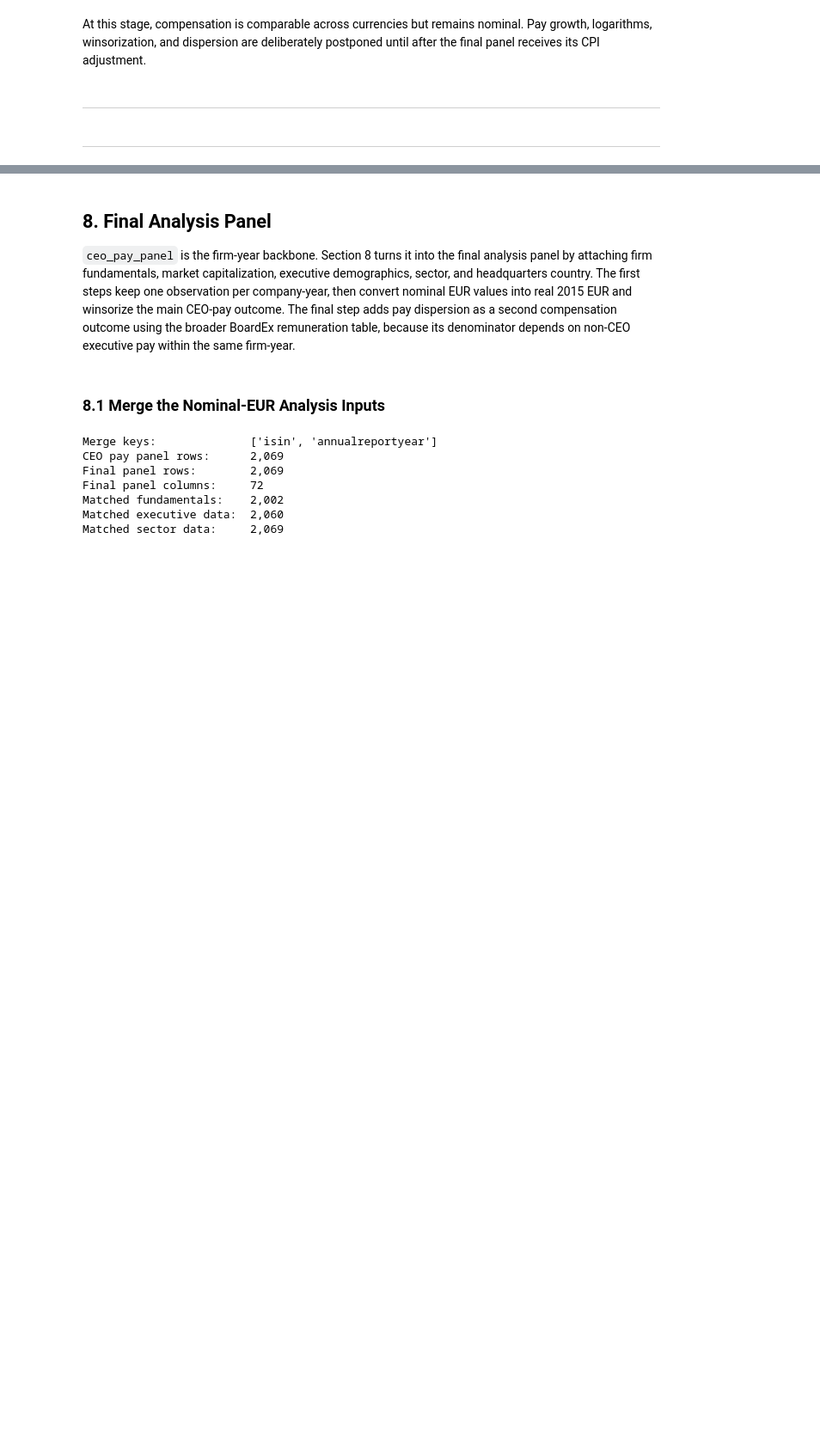
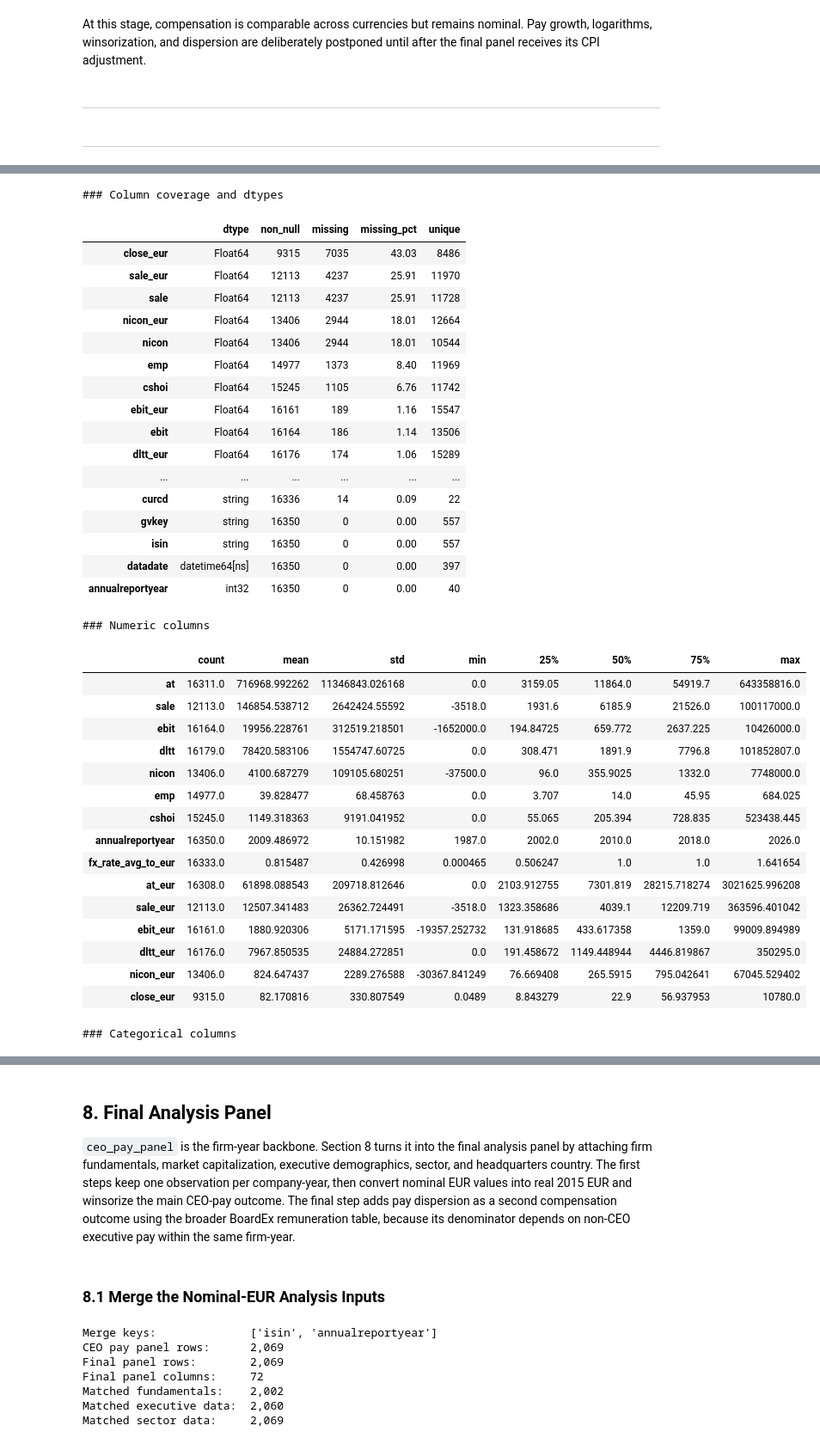
Before and after one commit to rizkyakbar-tud/DAI, a Jupyter notebook: mission/proposals_st26/mission_proposal_Akbar-Zduńczyk copy.ipynb, the cells around one changed output, grey strips where cells are left out. Shown at 86% size. Saved outputs shown, nothing was run; the diff lists cells and outputs as text; code cells hidden in the pictures; blank space fills up the shorter version.

```diff
--- a/mission/proposals_st26/mission_proposal_Akbar-Zduńczyk copy.ipynb
+++ b/mission/proposals_st26/mission_proposal_Akbar-Zduńczyk copy.ipynb
@@ -1980,0 +1805,19 @@ Currencies retained after exchange selection:
+# %%
+df_funda = df_firm.copy()
+
+# Convert data type datadate into datetime format
+df_funda["datadate"] = pd.to_datetime(df_funda["datadate"], errors="coerce")
+
+# Extract annual report year from annualreportdate
+df_funda["annualreportyear"] = df_funda["datadate"].dt.year
+
+# Merge annual average FX rate based on curcd and annual report year
+df_funda = df_funda.merge(df_fx_annual, left_on=["curcd", "annualreportyear"], right_on=["fromcurd", "year"],how="left",validate="many_to_one").drop(columns=["fromcurd", "year"])
+
+fundamental_cols = ["at", "sale", "ebit", "dltt", "nicon"]
+
+# Add converted fundamentals into df_funda
+for col in fundamental_cols:
+    df_funda[f"{col}_eur"] = df_funda[col] * df_funda["fx_rate_avg_to_eur"]
+
+_ = summarize_dataframe(df_funda)
@@ -2042,0 +1884,25 @@ Matched EUR market prices: 9,322
+# %%
+# Convert data type datadate into datetime format
+df_market["datadate"] = pd.to_datetime(df_market["datadate"], errors="coerce")
+df_fx["datadate"] = pd.to_datetime(df_fx["datadate"], errors="coerce")
+
+# Merge df_market and df_fx to get EUR exchange rate
+df_market_eur = df_market.merge(
+    df_fx,
+    left_on=["datadate", "curcdm",],
+    right_on=["datadate", "fromcurd"],
+    how="left").drop(columns=["iid", "exchg", "exchgdesc", "fromcurd", "tocurd", "year"]).rename(columns={"exratd":"fx_eur", "prccm":"close"})
+
+# Add close_eur
+df_market_eur["close_eur"] = df_market_eur["close"] * df_market_eur["fx_eur"]
+
+# Merge df_funda and df_market_eur to include close_eur
+df_funda = df_funda.merge(
+    df_market_eur[["gvkey", "datadate", "close_eur"]],
+    on=["gvkey", "datadate"],
+    how="left",
+    validate="many_to_one"
+)
+
+_ = summarize_dataframe(df_funda)
+# %% [output]
@@ -2042,0 +1920,36 @@ Matched EUR market prices: 9,322
+### Column coverage and dtypes
+|  | dtype | non_null | missing | missing_pct | unique |
+| close_eur | Float64 | 9315 | 7035 | 43.03 | 8486 |
+| sale_eur | Float64 | 12113 | 4237 | 25.91 | 11970 |
+| sale | Float64 | 12113 | 4237 | 25.91 | 11728 |
+| nicon_eur | Float64 | 13406 | 2944 | 18.01 | 12664 |
+| nicon | Float64 | 13406 | 2944 | 18.01 | 10544 |
+| emp | Float64 | 14977 | 1373 | 8.40 | 11969 |
+| cshoi | Float64 | 15245 | 1105 | 6.76 | 11742 |
+| ebit_eur | Float64 | 16161 | 189 | 1.16 | 15547 |
+| ebit | Float64 | 16164 | 186 | 1.14 | 13506 |
+| dltt_eur | Float64 | 16176 | 174 | 1.06 | 15289 |
+| ... | ... | ... | ... | ... | ... |
+| curcd | string | 16336 | 14 | 0.09 | 22 |
+| gvkey | string | 16350 | 0 | 0.00 | 557 |
+| isin | string | 16350 | 0 | 0.00 | 557 |
+| datadate | datetime64[ns] | 16350 | 0 | 0.00 | 397 |
+| annualreportyear | int32 | 16350 | 0 | 0.00 | 40 |
+### Numeric columns
+|  | count | mean | std | min | 25% | 50% | 75% | max |
+| at | 16311.0 | 716968.992262 | 11346843.026168 | 0.0 | 3159.05 | 11864.0 | 54919.7 | 643358816.0 |
+| sale | 12113.0 | 146854.538712 | 2642424.55592 | -3518.0 | 1931.6 | 6185.9 | 21526.0 | 100117000.0 |
+| ebit | 16164.0 | 19956.228761 | 312519.218501 | -1652000.0 | 194.84725 | 659.772 | 2637.225 | 10426000.0 |
+| dltt | 16179.0 | 78420.583106 | 1554747.60725 | 0.0 | 308.471 | 1891.9 | 7796.8 | 101852807.0 |
+| nicon | 13406.0 | 4100.687279 | 109105.680251 | -37500.0 | 96.0 | 355.9025 | 1332.0 | 7748000.0 |
+| emp | 14977.0 | 39.828477 | 68.458763 | 0.0 | 3.707 | 14.0 | 45.95 | 684.025 |
+| cshoi | 15245.0 | 1149.318363 | 9191.041952 | 0.0 | 55.065 | 205.394 | 728.835 | 523438.445 |
+| annualreportyear | 16350.0 | 2009.486972 | 10.151982 | 1987.0 | 2002.0 | 2010.0 | 2018.0 | 2026.0 |
+| fx_rate_avg_to_eur | 16333.0 | 0.815487 | 0.426998 | 0.000465 | 0.506247 | 1.0 | 1.0 | 1.641654 |
+| at_eur | 16308.0 | 61898.088543 | 209718.812646 | 0.0 | 2103.912755 | 7301.819 | 28215.718274 | 3021625.996208 |
+| sale_eur | 12113.0 | 12507.341483 | 26362.724491 | -3518.0 | 1323.358686 | 4039.1 | 12209.719 | 363596.401042 |
+| ebit_eur | 16161.0 | 1880.920306 | 5171.171595 | -19357.252732 | 131.918685 | 433.617358 | 1359.0 | 99009.894989 |
+| dltt_eur | 16176.0 | 7967.850535 | 24884.272851 | 0.0 | 191.458672 | 1149.448944 | 4446.819867 | 350295.0 |
+| nicon_eur | 13406.0 | 824.647437 | 2289.276588 | -30367.841249 | 76.669408 | 265.5915 | 795.042641 | 67045.529402 |
+| close_eur | 9315.0 | 82.170816 | 330.807549 | 0.0489 | 8.843279 | 22.9 | 56.937953 | 10780.0 |
+### Categorical columns
```
Also changed, not shown: parts of 28 cells of this notebook.
